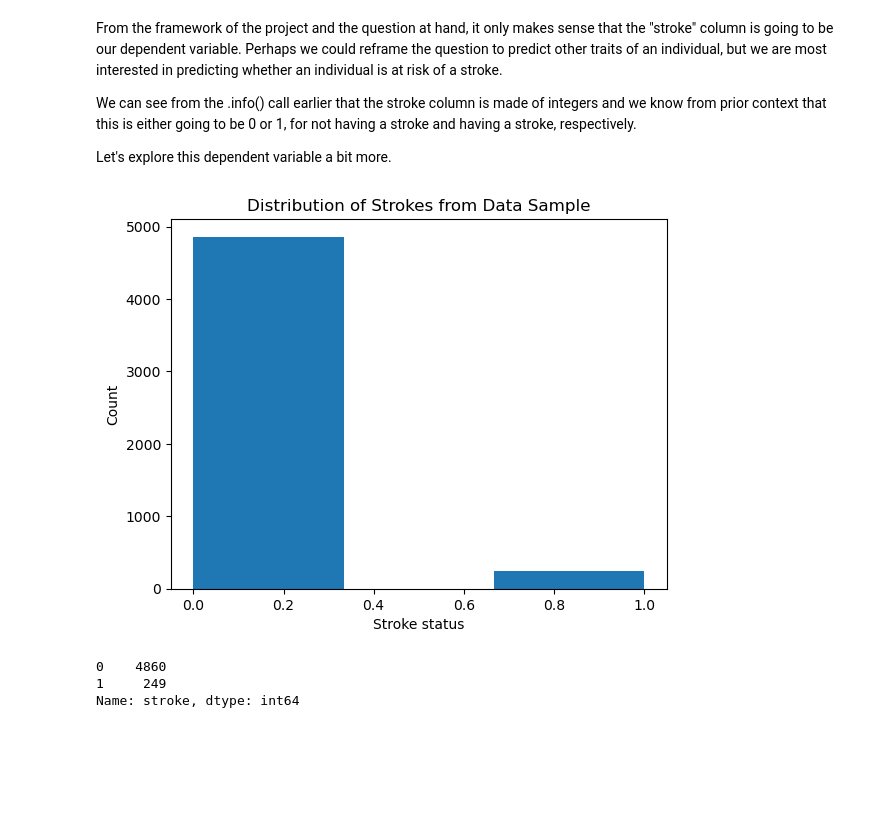
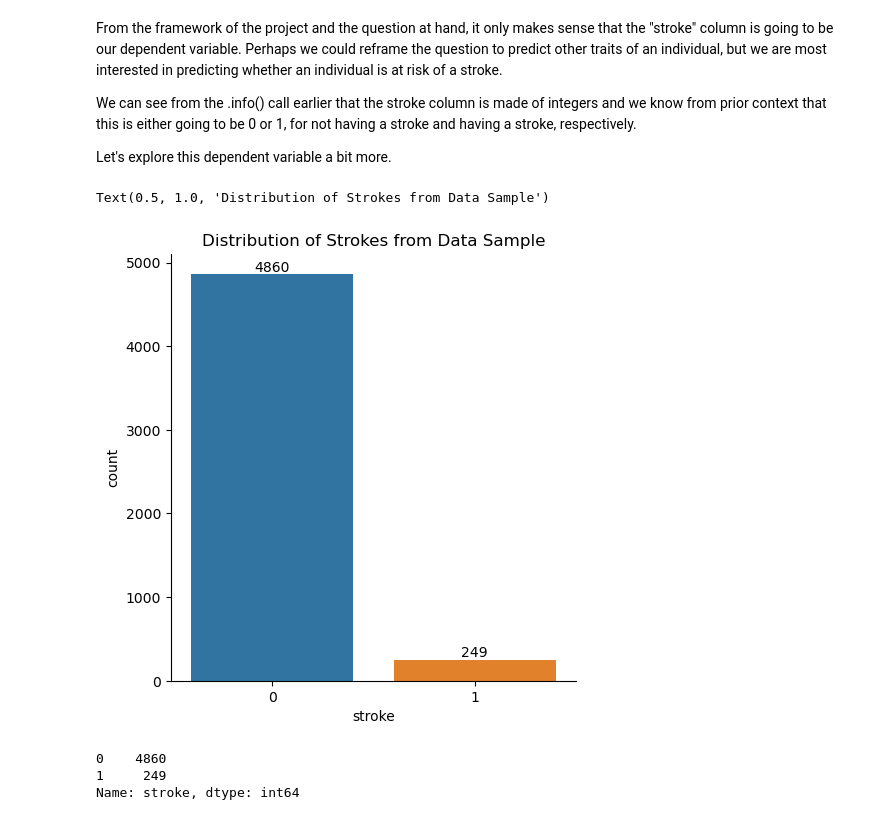
Before and after one commit to tscofield034/Capstone2-StrokePrediction, a Jupyter notebook: Notebooks/EDA.ipynb, the cells around one changed output. Cells and saved outputs as stored; diff of their text form; code cells hidden in the pictures; blank space fills up the shorter version.

```diff
--- a/Notebooks/EDA.ipynb
+++ b/Notebooks/EDA.ipynb
@@ -69,15 +68,15 @@ From the framework of the project and the question at hand, it only makes sense
 We can see from the .info() call earlier that the stroke column is made of integers and we know from prior context that this is either going to be 0 or 1, for not having a stroke and having a stroke, respectively.
 
 Let's explore this dependent variable a bit more.
-# %%
-# Let's look at the distribution of the stroke variable
-_ = plt.hist(stroke_data['stroke'], bins=3)
-_ = plt.xlabel('Stroke status')
-_ = plt.ylabel('Count')
-_ = plt.title('Distribution of Strokes from Data Sample')
-plt.show()
-# %% [output]
-[figure, removed]
+# %%
+# Let's look at the distribution of the stroke variable
+g=sns.catplot(data=stroke_data, x='stroke', kind='count')
+for ax in g.axes.flat:
+    ax.bar_label(ax.containers[0])
+plt.title('Distribution of Strokes from Data Sample')
+# %% [output]
+Text(0.5, 1.0, 'Distribution of Strokes from Data Sample')
+[figure, added]
 # %%
 # How many patients are there specifically in each column?
 stroke_data['stroke'].value_counts()
```
Also changed, not shown: parts of 4 cells of this notebook, 1 other file.
